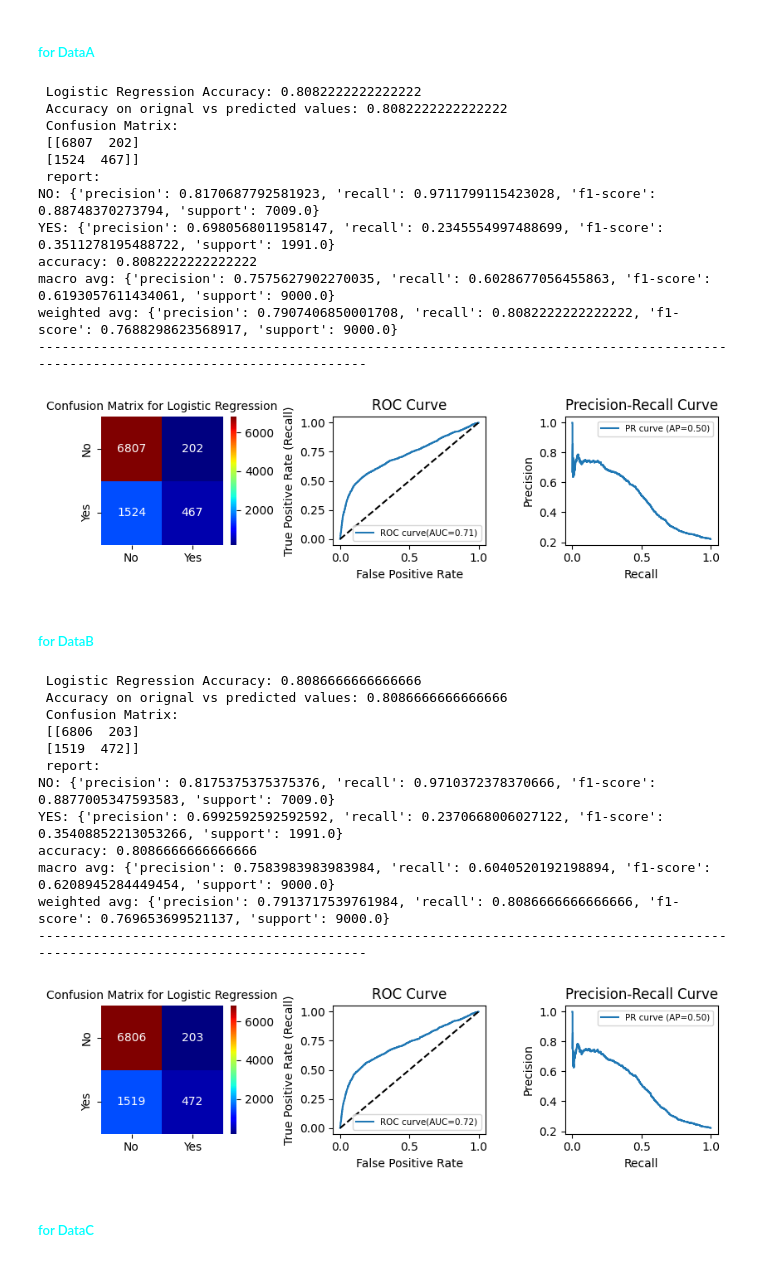
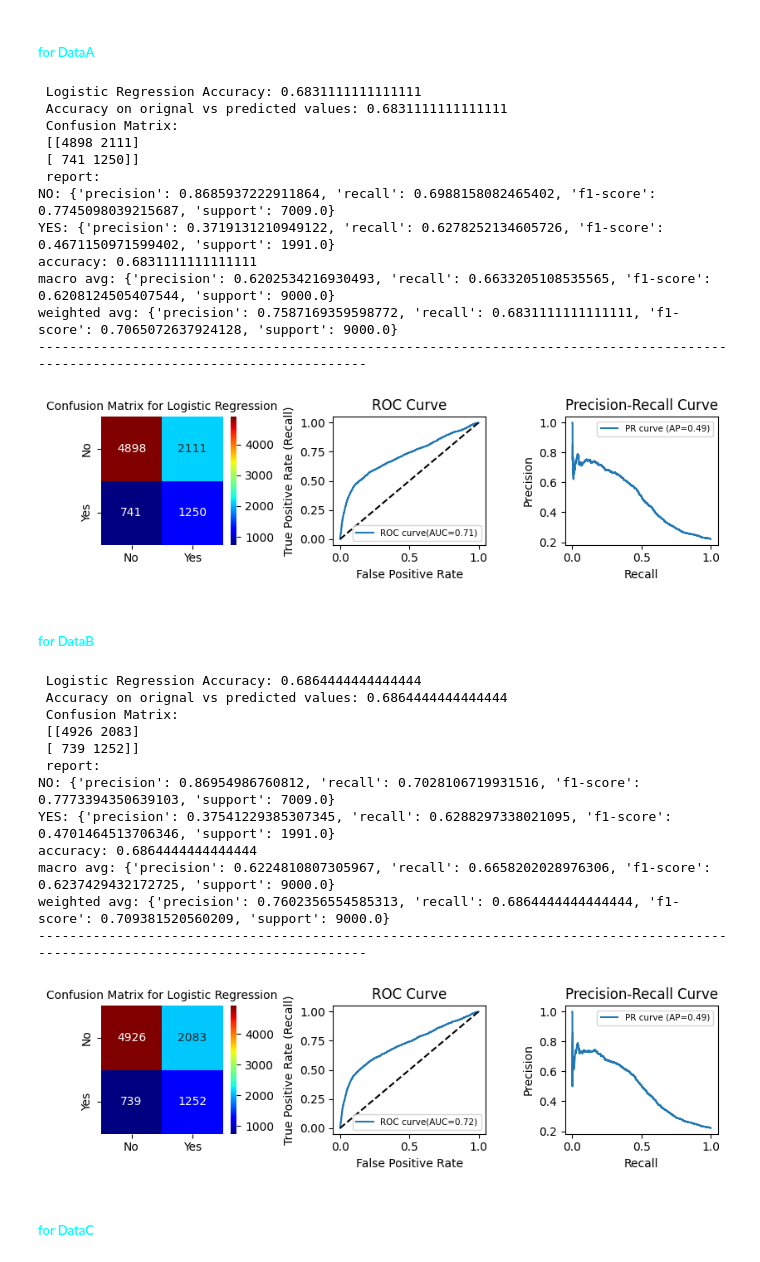
Before and after one commit to shashank-adsule/DA_Assignment_6, a Jupyter notebook: assignment6.ipynb, the cells around one changed output. Drawn from its saved outputs; the diff is of its cells as text; code cells hidden in the pictures.

```diff
--- a/assignment6.ipynb
+++ b/assignment6.ipynb
@@ -23,7 +22,7 @@ warnings.filterwarnings("ignore")
 # %%
 optimizer="lbfgs"
 epoch=[100,1000,5000][2]
-missing_ratio=[0.05,0.075,0.1,0.2][0]
+missing_ratio=[0.05,0.075,0.1,0.2][-1]
 
 Threshold=0.6
 
@@ -419,7 +418,7 @@ model_scores={"DataA":dict(),"DataB":dict(),"DataC":dict(),"DataD":dict()}
 <h5 style="color:cyan">for DataA</h5>
 # %%
 # model=LogisticRegression(solver=optimizer,max_iter=epoch,class_weight="balanced")
-model=LogisticRegression(solver=optimizer,max_iter=epoch)
+model=LogisticRegression(solver=optimizer,max_iter=epoch,class_weight="balanced")
 model.fit(Ax_train,Ay_train)
 
 # predection on x_test
@@ -471,25 +470,25 @@ plt.legend(fontsize=7.5)
 
 plt.tight_layout()
 # %% [output]
- Logistic Regression Accuracy: 0.8082222222222222
- Accuracy on orignal vs predicted values: 0.8082222222222222
+ Logistic Regression Accuracy: 0.6831111111111111
+ Accuracy on orignal vs predicted values: 0.6831111111111111
  Confusion Matrix:
- [[6807  202]
- [1524  467]]
+ [[4898 2111]
+ [ 741 1250]]
  report:
-NO: {'precision': 0.8170687792581923, 'recall': 0.9711799115423028, 'f1-score': 0.88748370273794, 'support': 7009.0}
-YES: {'precision': 0.6980568011958147, 'recall': 0.2345554997488699, 'f1-score': 0.3511278195488722, 'support': 1991.0}
-accuracy: 0.8082222222222222
-macro avg: {'precision': 0.7575627902270035, 'recall': 0.6028677056455863, 'f1-score': 0.6193057611434061, 'support': 9000.0}
-weighted avg: {'precision': 0.7907406850001708, 'recall': 0.8082222222222222, 'f1-score': 0.7688298623568917, 'support': 9000.0}
+NO: {'precision': 0.8685937222911864, 'recall': 0.6988158082465402, 'f1-score': 0.7745098039215687, 'support': 7009.0}
+YES: {'precision': 0.3719131210949122, 'recall': 0.6278252134605726, 'f1-score': 0.4671150971599402, 'support': 1991.0}
+accuracy: 0.6831111111111111
+macro avg: {'precision': 0.6202534216930493, 'recall': 0.6633205108535565, 'f1-score': 0.6208124505407544, 'support': 9000.0}
+weighted avg: {'precision': 0.7587169359598772, 'recall': 0.6831111111111111, 'f1-score': 0.7065072637924128, 'support': 9000.0}
 ----------------------------------------------------------------------------------------------------------------------------------
-[figure, old version]
+[figure, new version]
 # %%
 Ay_prob=model.predict_proba(Ax_test)
 # %% [markdown]
 <h5 style="color:cyan">for DataB</h5>
 # %%
-model=LogisticRegression(solver=optimizer,max_iter=epoch)
+model=LogisticRegression(solver=optimizer,max_iter=epoch,class_weight="balanced")
 model.fit(Bx_train,By_train)
 
 # predection on x_test
@@ -514,43 +513,43 @@ plt.subplots_adjust(wspace=0.4)
 plt.subplot(1,3,1)
 sns.heatmap(confusion_matrix(By_test,By_pred),annot=True,fmt="d",cmap="jet",label=["No","Yes"],xticklabels=["No","Yes"], yticklabels=["No","Yes"])
 plt.title("Confusion Matrix for Logistic Regression",fontdict={"fontsize":10})
 
 fpr, tpr, thresholds = roc_curve(By_test, By_prob)
 roc_auc = auc(fpr, tpr)
 
 plt.subplot(1,3,2)
 plt.plot(fpr, tpr, label=f"ROC curve(AUC={roc_auc:.2f})")
 plt.plot([0,1], [0,1], 'k--')  # diagonal line (random model)
 plt.xlabel("False Positive Rate")
 plt.ylabel("True Positive Rate (Recall)")
 plt.title("ROC Curve")
 plt.legend(fontsize=7.5)
 
 precision, recall, thresholds = precision_recall_curve(By_test, By_prob)
 avg_pr = average_precision_score(By_test, By_prob)
 
 plt.subplot(1,3,3)
 plt.plot(recall, precision, label=f"PR curve (AP={avg_pr:.2f})")
 plt.xlabel("Recall")
 plt.ylabel("Precision")
 plt.title("Precision-Recall Curve")
 plt.legend(fontsize=7.5)
 
 plt.tight_layout()
 # %% [output]
- Logistic Regression Accuracy: 0.8086666666666666
- Accuracy on orignal vs predicted values: 0.8086666666666666
+ Logistic Regression Accuracy: 0.6864444444444444
+ Accuracy on orignal vs predicted values: 0.6864444444444444
  Confusion Matrix:
- [[6806  203]
- [1519  472]]
+ [[4926 2083]
+ [ 739 1252]]
  report:
-NO: {'precision': 0.8175375375375376, 'recall': 0.9710372378370666, 'f1-score': 0.8877005347593583, 'support': 7009.0}
-YES: {'precision': 0.6992592592592592, 'recall': 0.2370668006027122, 'f1-score': 0.35408852213053266, 'support': 1991.0}
-accuracy: 0.8086666666666666
-macro avg: {'precision': 0.7583983983983984, 'recall': 0.6040520192198894, 'f1-score': 0.6208945284449454, 'support': 9000.0}
-weighted avg: {'precision': 0.7913717539761984, 'recall': 0.8086666666666666, 'f1-score': 0.769653699521137, 'support': 9000.0}
+NO: {'precision': 0.86954986760812, 'recall': 0.7028106719931516, 'f1-score': 0.7773394350639103, 'support': 7009.0}
+YES: {'precision': 0.37541229385307345, 'recall': 0.6288297338021095, 'f1-score': 0.4701464513706346, 'support': 1991.0}
+accuracy: 0.6864444444444444
+macro avg: {'precision': 0.6224810807305967, 'recall': 0.6658202028976306, 'f1-score': 0.6237429432172725, 'support': 9000.0}
+weighted avg: {'precision': 0.7602356554585313, 'recall': 0.6864444444444444, 'f1-score': 0.709381520560209, 'support': 9000.0}
 ----------------------------------------------------------------------------------------------------------------------------------
-[figure, old version]
+[figure, new version]
 # %% [markdown]
 <h5 style="color:cyan">for DataC</h5>
 # %%
```
Also changed, not shown: parts of 15 cells of this notebook, 3 other files.
